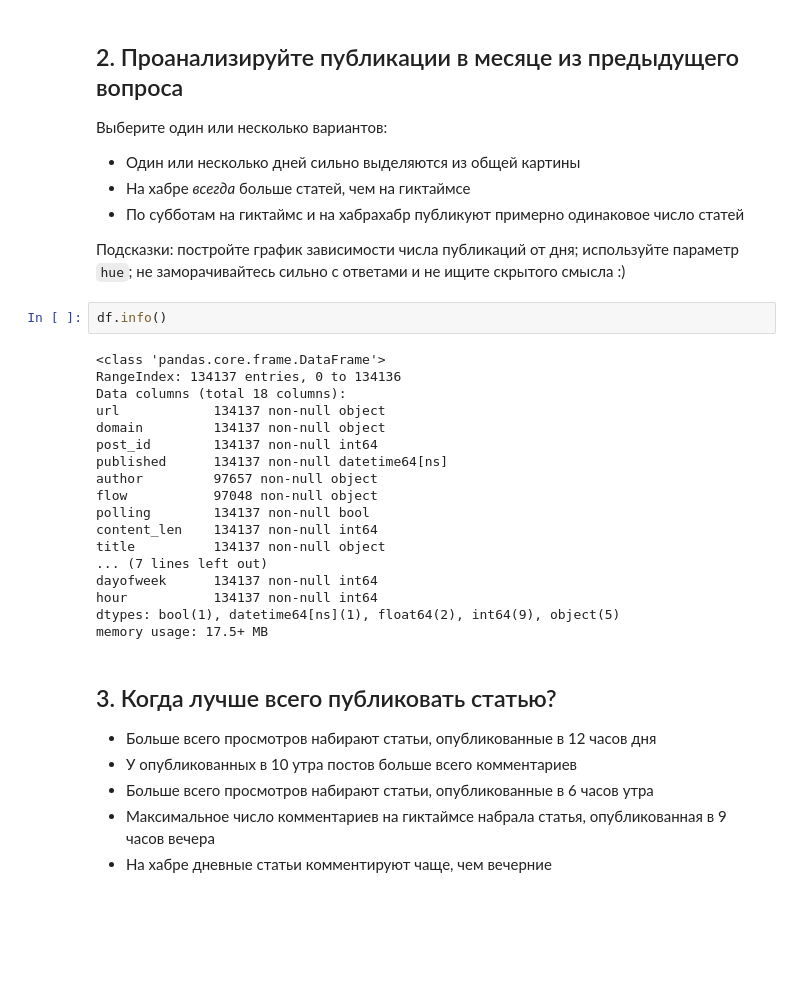
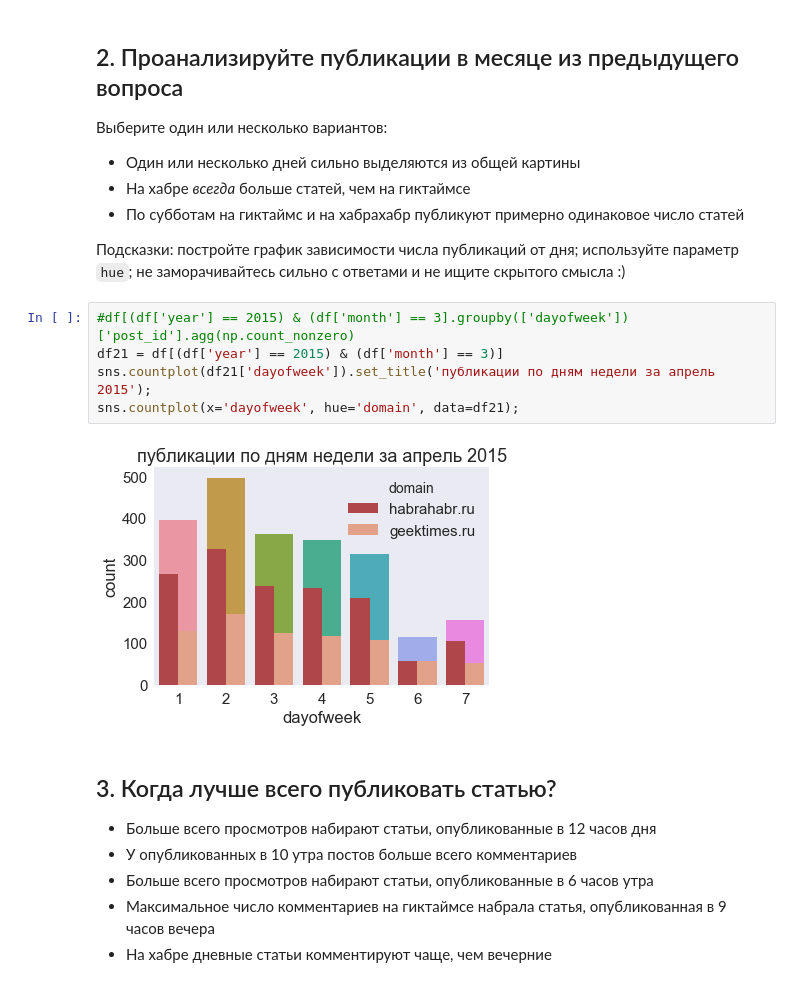
Before and after one commit to mspanfilov/datascience, a Jupyter notebook: jupyter_notebooks/homework/assignment02_habr_visual_analysis_max.ipynb, the cells around one changed output. Cells and saved outputs as stored; diff of their text form; blank space fills up the shorter version.

```diff
--- a/jupyter_notebooks/homework/assignment02_habr_visual_analysis_max.ipynb
+++ b/jupyter_notebooks/homework/assignment02_habr_visual_analysis_max.ipynb
@@ -127,26 +130,13 @@ len(df[(df['year'] == 2016) & (df['month'] == 4)]['post_id'])
 * По субботам на гиктаймс и на хабрахабр публикуют примерно одинаковое число статей
 
 Подсказки: постройте график зависимости числа публикаций от дня; используйте параметр `hue`; не заморачивайтесь сильно с ответами и не ищите скрытого смысла :)
-# %%
-df.info()
-# %% [output]
-<class 'pandas.core.frame.DataFrame'>
-RangeIndex: 134137 entries, 0 to 134136
-Data columns (total 18 columns):
-url            134137 non-null object
-domain         134137 non-null object
-post_id        134137 non-null int64
-published      134137 non-null datetime64[ns]
-author         97657 non-null object
-flow           97048 non-null object
-polling        134137 non-null bool
-content_len    134137 non-null int64
-title          134137 non-null object
-... (7 lines left out)
-dayofweek      134137 non-null int64
-hour           134137 non-null int64
-dtypes: bool(1), datetime64[ns](1), float64(2), int64(9), object(5)
-memory usage: 17.5+ MB
+# %%
+#df[(df['year'] == 2015) & (df['month'] == 3].groupby(['dayofweek'])['post_id'].agg(np.count_nonzero)
+df21 = df[(df['year'] == 2015) & (df['month'] == 3)]
+sns.countplot(df21['dayofweek']).set_title('публикации по дням недели за апрель 2015');
+sns.countplot(x='dayofweek', hue='domain', data=df21);
+# %% [output]
+[figure, added]
 # %% [markdown]
 ## 3\. Когда лучше всего публиковать статью?
 
```
Also changed, not shown: parts of 8 cells of this notebook.
